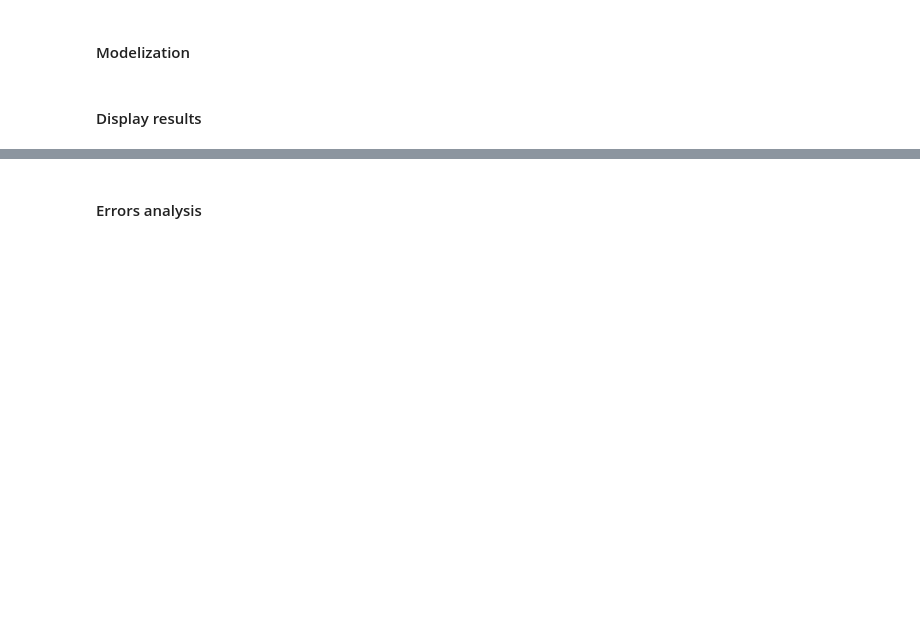
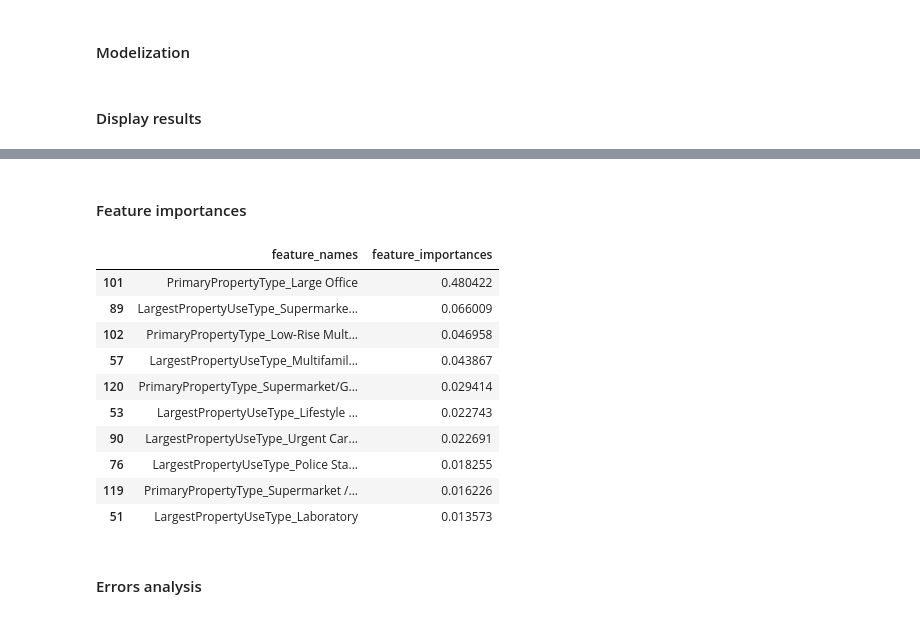
Before and after one commit to nicodesh/seattle-building-energy-prediction, a Jupyter notebook: seattle-building-energy-forecasting-part5.ipynb, the cells around one changed output, grey strips where cells are left out. Drawn from its saved outputs; the diff is of its cells as text; code cells hidden in the pictures; blank space fills up the shorter version.

```diff
--- a/seattle-building-energy-forecasting-part5.ipynb
+++ b/seattle-building-energy-forecasting-part5.ipynb
@@ -450,3 +460,29 @@ model2.get_params()
+# %% [markdown]
+#### Feature importances
+# %%
+feature_importances = model2.feature_importances_
+feature_names = data_prep.drop([target1, target2, "ENERGYSTARScore"], axis=1).columns
+
+temp_df2 = {
+    'feature_names': feature_names,
+    'feature_importances': feature_importances
+}
+
+temp_df2 = pd.DataFrame(temp_df2).sort_values(by="feature_importances", ascending=False)
+
+display(temp_df2.head(10))
+# %% [output]
+|  | feature_names | feature_importances |
+| 101 | PrimaryPropertyType_Large Office | 0.480422 |
+| 89 | LargestPropertyUseType_Supermarke... | 0.066009 |
+| 102 | PrimaryPropertyType_Low-Rise Mult... | 0.046958 |
+| 57 | LargestPropertyUseType_Multifamil... | 0.043867 |
+| 120 | PrimaryPropertyType_Supermarket/G... | 0.029414 |
+| 53 | LargestPropertyUseType_Lifestyle ... | 0.022743 |
+| 90 | LargestPropertyUseType_Urgent Car... | 0.022691 |
+| 76 | LargestPropertyUseType_Police Sta... | 0.018255 |
+| 119 | PrimaryPropertyType_Supermarket /... | 0.016226 |
+| 51 | LargestPropertyUseType_Laboratory | 0.013573 |
 # %% [markdown]
 #### Errors analysis
 # %%
```
Also changed, not shown: parts of 4 cells of this notebook.
